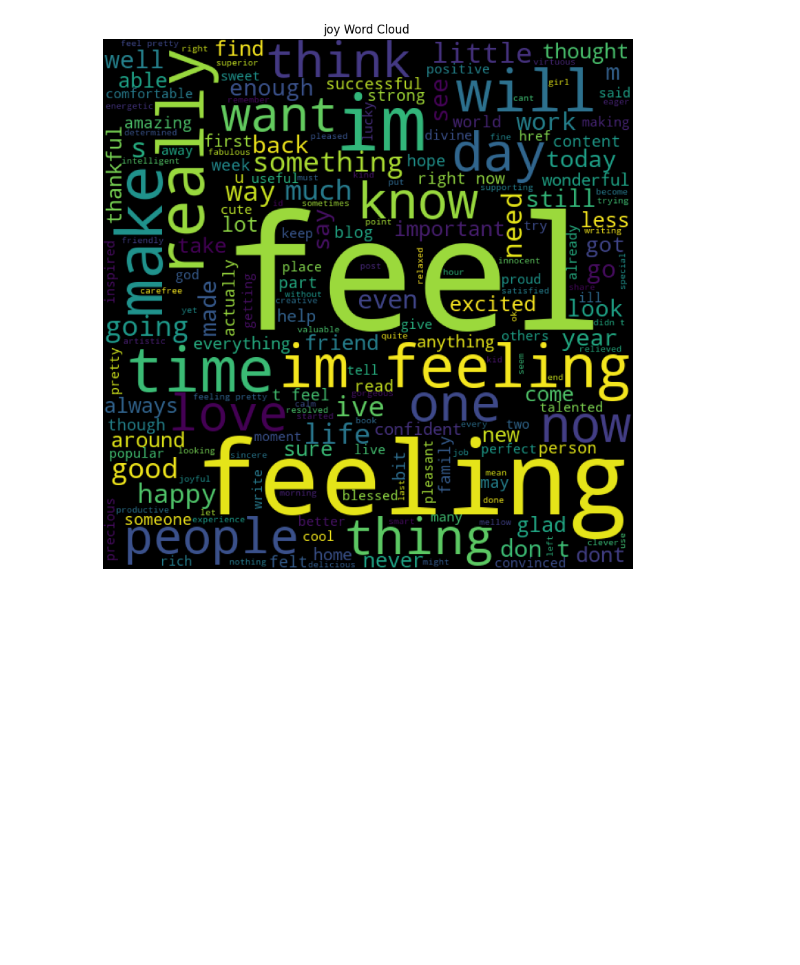
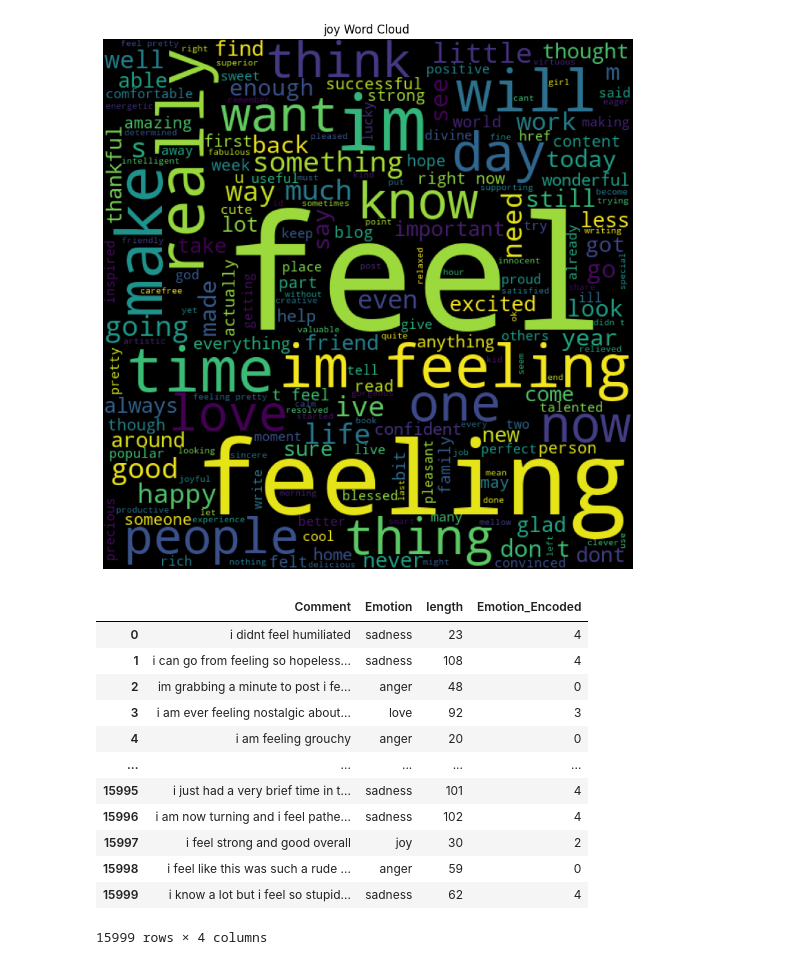
Before and after one commit to Tutun03/Sentiment_Analysis, a Jupyter notebook: Rabindranath.ipynb, the cells around one changed output. Saved outputs shown, nothing was run; the diff lists cells and outputs as text; code cells hidden in the pictures; blank space fills up the shorter version.

```diff
--- a/Rabindranath.ipynb
+++ b/Rabindranath.ipynb
@@ -146,3 +146,22 @@ for emotion in emotions_list:
 [figure]
 [figure]
 [figure]
+# %%
+lb=LabelEncoder()
+train_data['Emotion_Encoded']=lb.fit_transform(train_data['Emotion'])
+# %%
+train_data
+# %% [output]
+|  | Comment | Emotion | length | Emotion_Encoded |
+| 0 | i didnt feel humiliated | sadness | 23 | 4 |
+| 1 | i can go from feeling so hopeless... | sadness | 108 | 4 |
+| 2 | im grabbing a minute to post i fe... | anger | 48 | 0 |
+| 3 | i am ever feeling nostalgic about... | love | 92 | 3 |
+| 4 | i am feeling grouchy | anger | 20 | 0 |
+| ... | ... | ... | ... | ... |
+| 15995 | i just had a very brief time in t... | sadness | 101 | 4 |
+| 15996 | i am now turning and i feel pathe... | sadness | 102 | 4 |
+| 15997 | i feel strong and good overall | joy | 30 | 2 |
+| 15998 | i feel like this was such a rude ... | anger | 59 | 0 |
+| 15999 | i know a lot but i feel so stupid... | sadness | 62 | 4 |
+15999 rows × 4 columns
```
